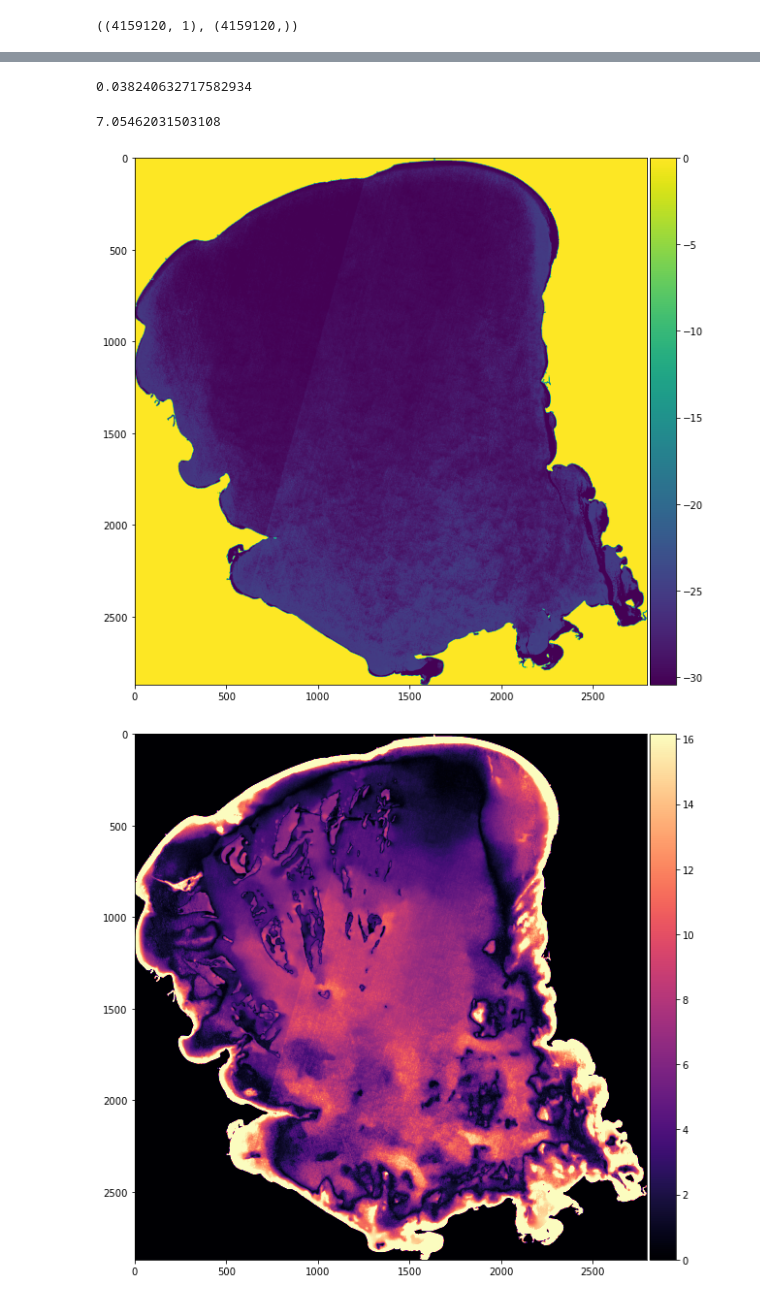
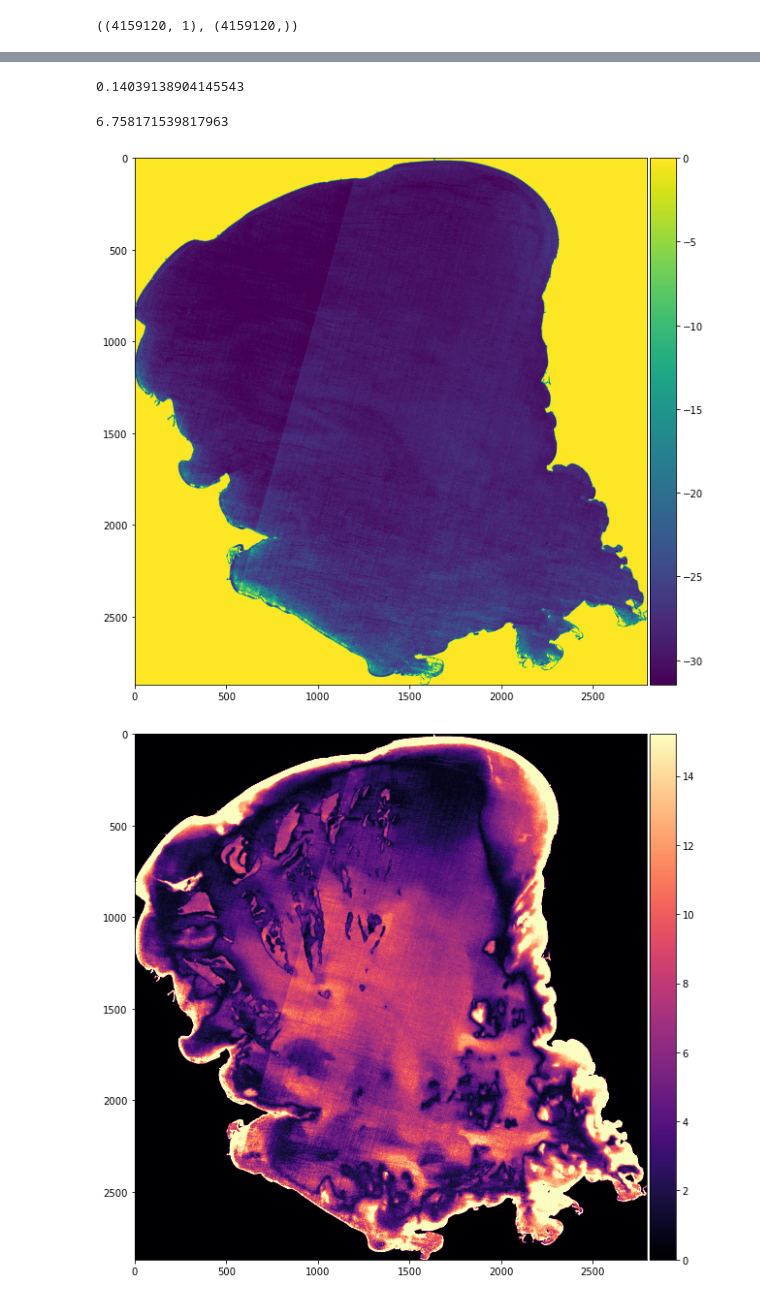
Before and after one commit to WalternativE/evaluation-preprocessing-methods-sentinel2-ml-based-bathymetry-estimation, a Jupyter notebook: notebooks/02__naive_stumpf_log_regression.ipynb, the cells around one changed output, grey strips where cells are left out. Drawn from its saved outputs; the diff is of its cells as text; code cells hidden in the pictures.

Commit message:
Evaluates stumpf log-ratio method for example lake
- [WIP] adds exploration of Acolyte preprocessed data

```diff
--- a/notebooks/02__naive_stumpf_log_regression.ipynb
+++ b/notebooks/02__naive_stumpf_log_regression.ipynb
@@ -160,8 +163,8 @@ X.shape, y.shape
 # %% [output]
 ((4159120, 1), (4159120,))
 # %%
-from sklearn.linear_model import SGDRegressor
+from sklearn.linear_model import LinearRegression
 
-reg = SGDRegressor(max_iter=10000, tol=1e-3)
+reg = LinearRegression()
 reg.fit(X, y)
 # %% [output]
@@ -170,29 +173,30 @@ SGDRegressor(max_iter=10000)
 score = reg.score(X, y)
 score
 # %% [output]
-0.038240632717582934
+0.14039138904145543
 # %%
 from sklearn.metrics import mean_absolute_error
 
 ypred = reg.predict(X)
 mean_absolute_error(y, ypred)
 # %% [output]
-7.05462031503108
+6.758171539817963
 # %%
 mask_complete_single_band = np.squeeze(train_test_eop[(FeatureType.MASK_TIMELESS, 'bathy_data_mask')], axis=-1)
 
 X_all = get_stumpf_log_ratio(train_test_eop, (FeatureType.DATA, 'L2A_data'), mask_complete_single_band)
 
 y_hat_all = reg.predict(X_all)
-empty_validation_target = np.zeros(train_test_eop[(FeatureType.MASK_TIMELESS, 'bathy_data_mask')].shape)
-empty_validation_target[train_test_eop[(FeatureType.MASK_TIMELESS, 'bathy_data_mask')] == 1] = y_hat_all
+estimated_bathymetry_stumpf_logratio = np.zeros(train_test_eop[(FeatureType.MASK_TIMELESS, 'bathy_data_mask')].shape)
+estimated_bathymetry_stumpf_logratio[train_test_eop[(FeatureType.MASK_TIMELESS, 'bathy_data_mask')] == 1] = y_hat_all
 # %%
-eolx.visualization.plot_ndarray_band(empty_validation_target, cmap='viridis')
+eolx.visualization.plot_ndarray_band(estimated_bathymetry_stumpf_logratio, cmap='viridis')
 plt.show()
 # %% [output]
-[figure, old version]
+[figure, new version]
 # %%
-eolx.visualization.plot_ndarray_band(np.abs(empty_validation_target - train_test_eop[(FeatureType.DATA_TIMELESS, 'bathy_data')]), cmap='magma')
+bathymetry_residuals_map = train_test_eop[(FeatureType.DATA_TIMELESS, 'bathy_data')] - estimated_bathymetry_stumpf_logratio
+eolx.visualization.plot_ndarray_band(np.abs(bathymetry_residuals_map), cmap='magma')
 plt.show()
 # %% [output]
-[figure, old version]
+[figure, new version]
```
Also changed, not shown: parts of 9 cells of this notebook.
